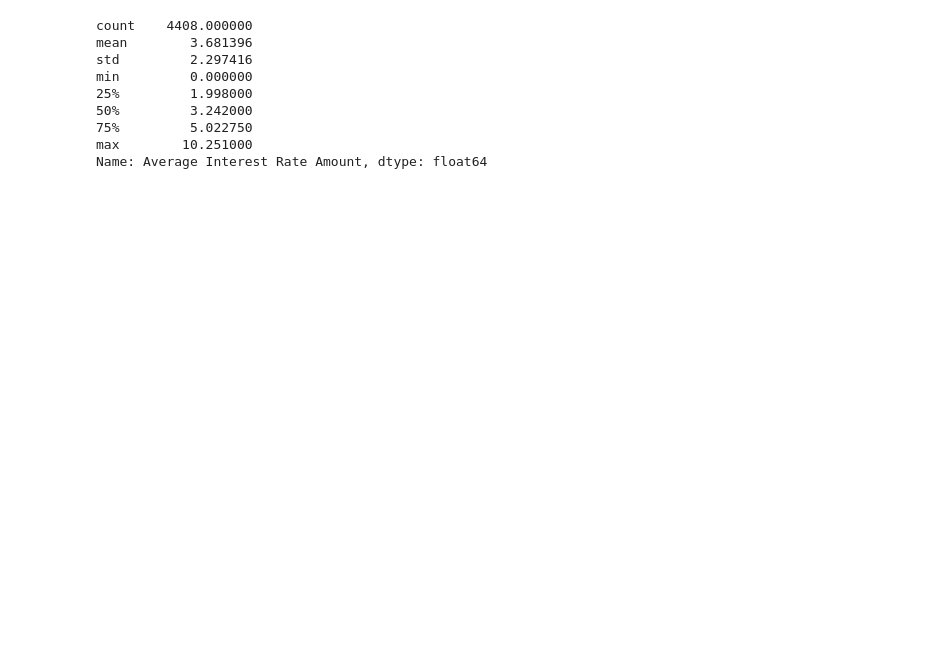
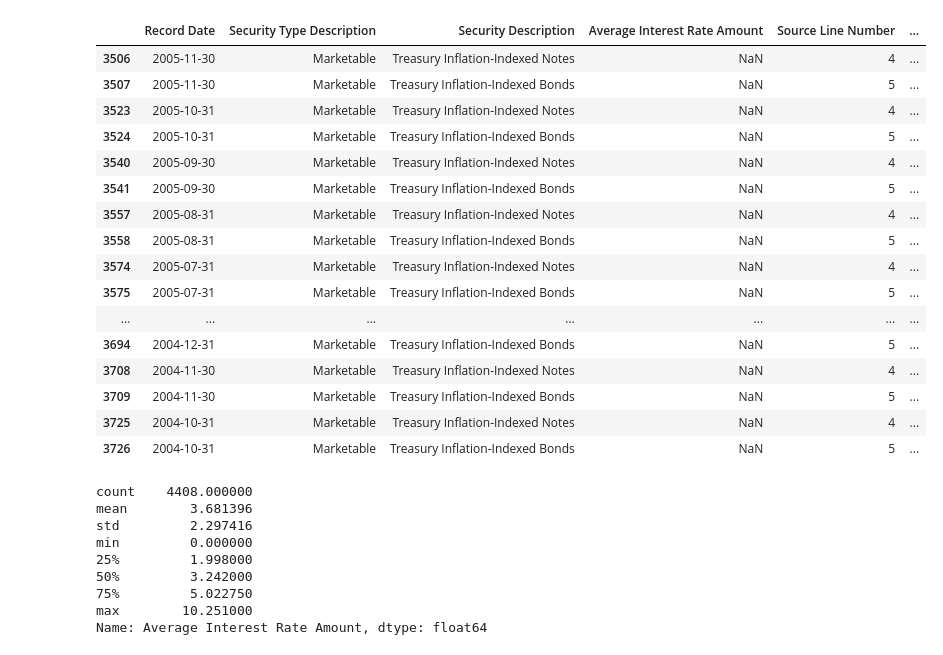
Before and after one commit to felabonte/DataMiningFinalProject, a Jupyter notebook: CS6220_DataMining_FinalProject.ipynb, the cells around one changed output. Saved outputs shown, nothing was run; the diff lists cells and outputs as text; code cells hidden in the pictures; blank space fills up the shorter version.

```diff
--- a/CS6220_DataMining_FinalProject.ipynb
+++ b/CS6220_DataMining_FinalProject.ipynb
@@ -11,7 +13,7 @@ import seaborn as sns
 import sklearn
 # %%
 # Reading csv file
-path="/content/drive/MyDrive/DMFinalProject/AvgInterestRate_20010131_20231031.csv"
-InterestRates = pd.read_csv(path)
+interestratesdf_path="/content/drive/MyDrive/DMFinalProject/AvgInterestRate_20010131_20231031.csv"
+interestratesdf = pd.read_csv(path)
 # %%
 # Inspection
@@ -34,6 +96,24 @@ InterestRates.isnull().sum()
 # %%
 # Displaying only the null values for further inspection
-InterestRates[InterestRates.isna().any(axis=1)]
+interestratesdf[interestratesdf.isna().any(axis=1)]
+# %% [output]
+|  | Record Date | Security Type Description | Security Description | Average Interest Rate Amount | Source Line Number | ... |
+| 3506 | 2005-11-30 | Marketable | Treasury Inflation-Indexed Notes | NaN | 4 | ... |
+| 3507 | 2005-11-30 | Marketable | Treasury Inflation-Indexed Bonds | NaN | 5 | ... |
+| 3523 | 2005-10-31 | Marketable | Treasury Inflation-Indexed Notes | NaN | 4 | ... |
+| 3524 | 2005-10-31 | Marketable | Treasury Inflation-Indexed Bonds | NaN | 5 | ... |
+| 3540 | 2005-09-30 | Marketable | Treasury Inflation-Indexed Notes | NaN | 4 | ... |
+| 3541 | 2005-09-30 | Marketable | Treasury Inflation-Indexed Bonds | NaN | 5 | ... |
+| 3557 | 2005-08-31 | Marketable | Treasury Inflation-Indexed Notes | NaN | 4 | ... |
+| 3558 | 2005-08-31 | Marketable | Treasury Inflation-Indexed Bonds | NaN | 5 | ... |
+| 3574 | 2005-07-31 | Marketable | Treasury Inflation-Indexed Notes | NaN | 4 | ... |
+| 3575 | 2005-07-31 | Marketable | Treasury Inflation-Indexed Bonds | NaN | 5 | ... |
+| ... | ... | ... | ... | ... | ... | ... |
+| 3694 | 2004-12-31 | Marketable | Treasury Inflation-Indexed Bonds | NaN | 5 | ... |
+| 3708 | 2004-11-30 | Marketable | Treasury Inflation-Indexed Notes | NaN | 4 | ... |
+| 3709 | 2004-11-30 | Marketable | Treasury Inflation-Indexed Bonds | NaN | 5 | ... |
+| 3725 | 2004-10-31 | Marketable | Treasury Inflation-Indexed Notes | NaN | 4 | ... |
+| 3726 | 2004-10-31 | Marketable | Treasury Inflation-Indexed Bonds | NaN | 5 | ... |
 # %%
 # Pandas innately knows how to work with NA values, but able to remove or fill if needed
 # InterestRates = InterestRates.fillna()
```
Also changed, not shown: parts of 11 cells of this notebook.
